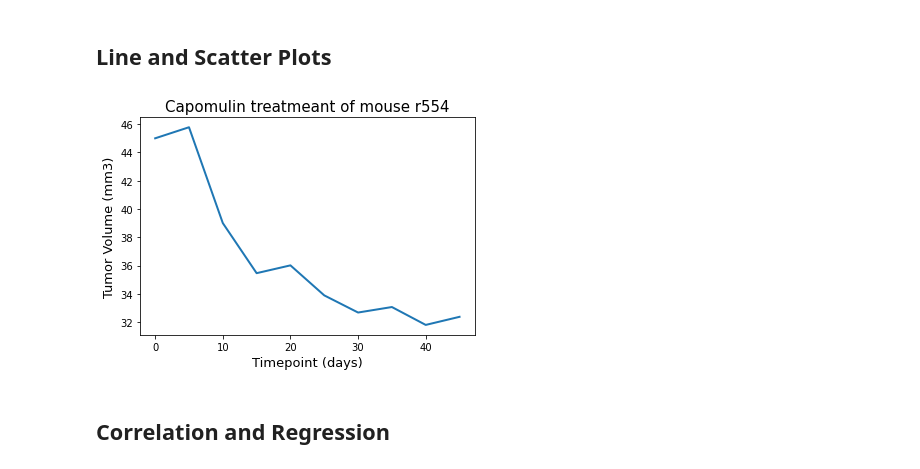
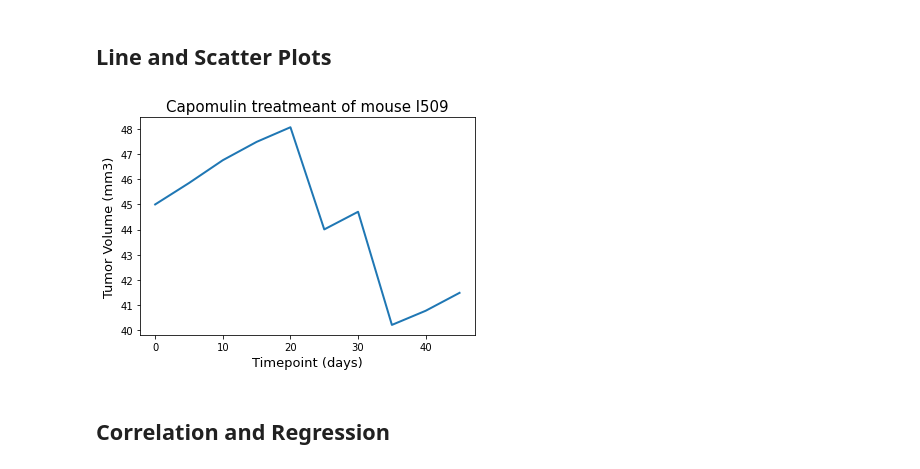
Before and after one commit to nathanunghwan/Pymaceuticals-analysis, a Jupyter notebook: pymaceuticals_starter.ipynb, the cells around one changed output. Saved outputs shown, nothing was run; the diff lists cells and outputs as text; code cells hidden in the pictures.

```diff
--- a/pymaceuticals_starter.ipynb
+++ b/pymaceuticals_starter.ipynb
@@ -288,31 +302,33 @@ ax1.boxplot(tumor_vol_data, labels=treatments,patch_artist=True, boxprops=box_fa
 # %%
 # Generate a line plot of tumor volume vs. time point for a mouse treated with Capomulin
 
 
 capomulin_mouse=clean_data.loc[clean_data["Drug Regimen"] == "Capomulin",:]
 
 #select a mouse randomly
 #make mouse list with taking Capomulin
-id_list=list(capomulin_mouse["Mouse ID"].unique())
 # choose mouse id randomly
-random_choice=random.choice(id_list)
-certain_mouse=capomulin_mouse.loc[capomulin_mouse["Mouse ID"]==random_choice,:]
+#id_list=list(capomulin_mouse["Mouse ID"].unique())
+#random_choice=random.choice(id_list)
+#certain_mouse=capomulin_mouse.loc[capomulin_mouse["Mouse ID"]==random_choice,:]
+#x_axis=certain_mouse["Timepoint"]
+#tumor_volume=certain_mouse["Tumor Volume (mm3)"]
+
+##if you want a fixed selected mouse case.....use 'Mouese ID':'l509'
+certain_mouse=capomulin_mouse.loc[capomulin_mouse["Mouse ID"]=='l509',:]
 x_axis=certain_mouse["Timepoint"]
 tumor_volume=certain_mouse["Tumor Volume (mm3)"]
 
-##if you want a fixed selected mouse case.....use 'Mouese ID':'l509'
-#certain_mouse=capomulin_mouse.loc[capomulin_mouse["Mouse ID"]=='l509',:]
-#x_axis=certain_mouse["Timepoint"]
-#tumor_volume=certain_mouse["Tumor Volume (mm3)"]
-
 fig1, ax1 =plt.subplots()
-plt.title("Capomulin treatmeant of mouse" +" " + random_choice, fontsize =15)
+#if you select random_choice
+#plt.title("Capomulin treatmeant of mouse" +" " + random_choice, fontsize =15)
+plt.title("Capomulin treatmeant of mouse l509", fontsize =15)
 plt.plot(x_axis, tumor_volume, linewidth=2,color="#1f77b4")
 plt.xlabel("Timepoint (days)", fontsize =13)
 plt.ylabel("Tumor Volume (mm3)", fontsize =13)
 plt.show()
 # %% [output]
-[figure, old version]
+[figure, new version]
 # %% [markdown]
 ## Correlation and Regression
 # %%
```
Also changed, not shown: parts of 4 cells of this notebook.
